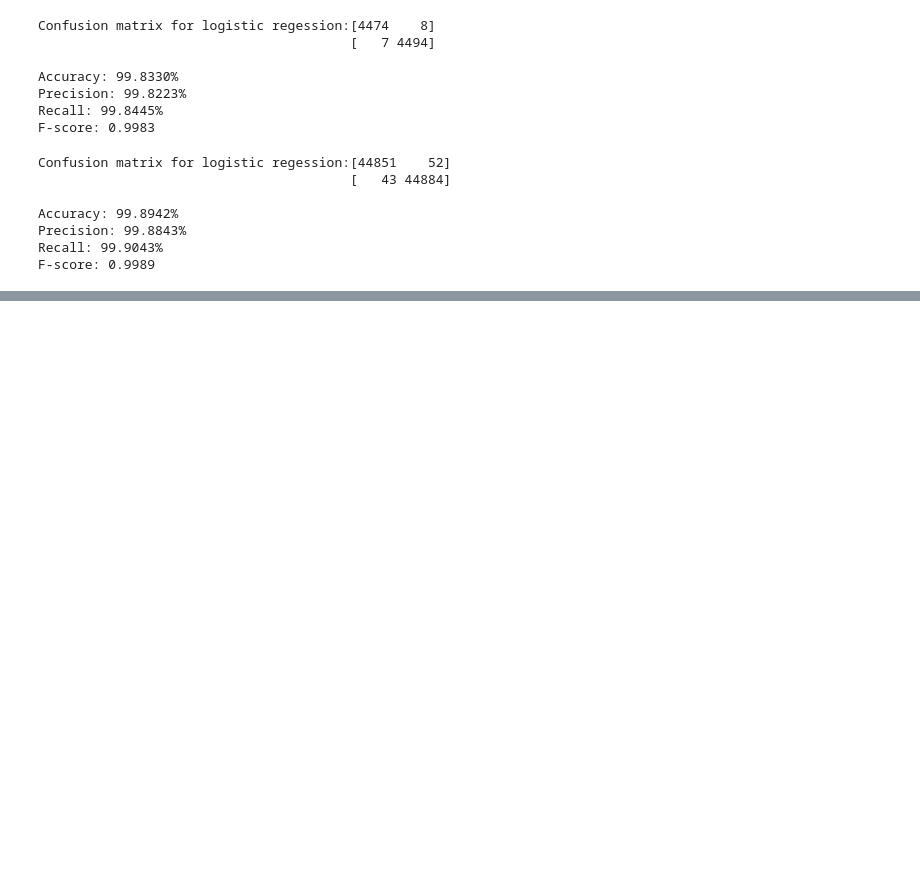
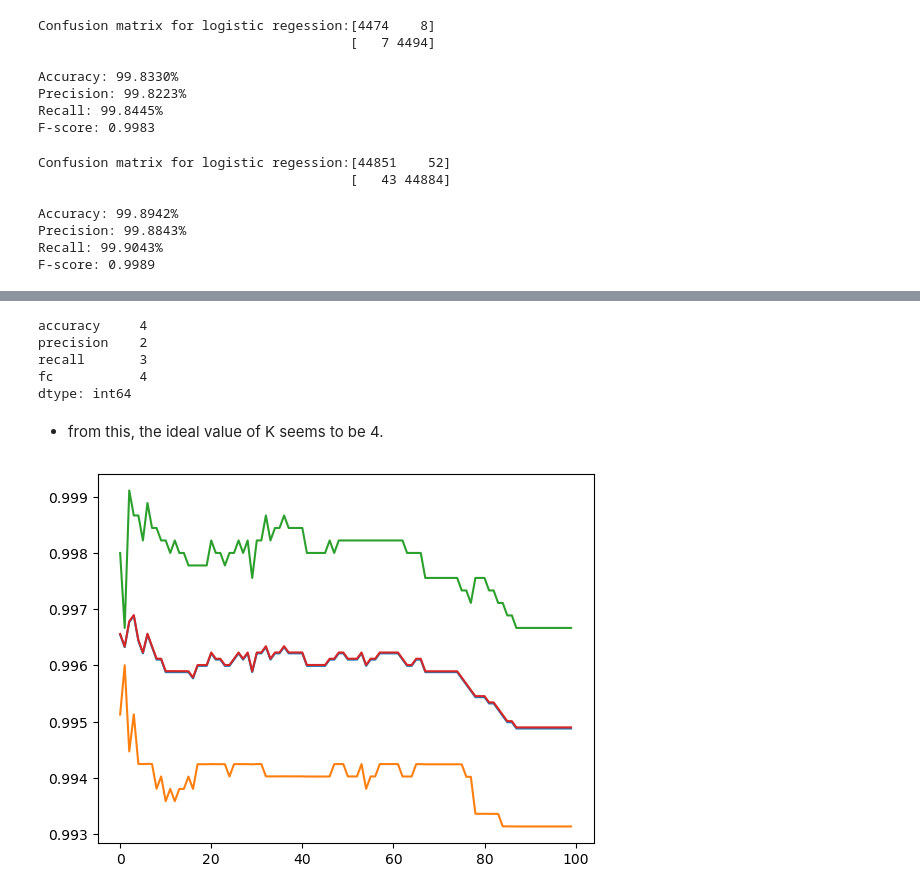
Before and after one commit to hauntedcupoftea/CNProject-MLNetworking, a Jupyter notebook: backend/Experimentation.ipynb, the cells around one changed output, grey strips where cells are left out. Drawn from its saved outputs; the diff is of its cells as text; code cells hidden in the pictures; blank space fills up the shorter version.

```diff
--- a/backend/Experimentation.ipynb
+++ b/backend/Experimentation.ipynb
@@ -178,0 +179,13 @@ pickle.dump(logreg, open('./models/LogisticRegression.pickle', 'wb'))
+# %%
+# finding the best value of K
+from sklearn.neighbors import KNeighborsClassifier
+KNNExp = np.empty((0, 4))
+for i in range(100):
+    knn = KNeighborsClassifier(i+1)
+    knn.fit(X_train, y_train)
+    y_pred = knn.predict(X_test)
+    knactest = accuracy_score(y_test, y_pred)
+    knprtest, knretest, knfctest, _ = precision_recall_fscore_support(y_test, y_pred, average='binary')
+    KNNExp = np.vstack([KNNExp, [knactest, knprtest, knretest, knfctest]])
+KNNExp = pd.DataFrame(KNNExp, columns=['accuracy', 'precision', 'recall', 'fc'])
+KNNExp.describe()
@@ -178,0 +202,17 @@ pickle.dump(logreg, open('./models/LogisticRegression.pickle', 'wb'))
+# %%
+KNNExp.idxmax() + 1
+# %% [output]
+accuracy     4
+precision    2
+recall       3
+fc           4
+dtype: int64
+# %% [markdown]
+- from this, the ideal value of K seems to be 4.
+# %%
+# bonus, plotting the accuracy scores curve.
+for column in KNNExp.columns:
+    plt.plot(KNNExp[column])
+plt.show()
+# %% [output]
+[figure, added]
```
Also changed, not shown: parts of 5 cells of this notebook.
